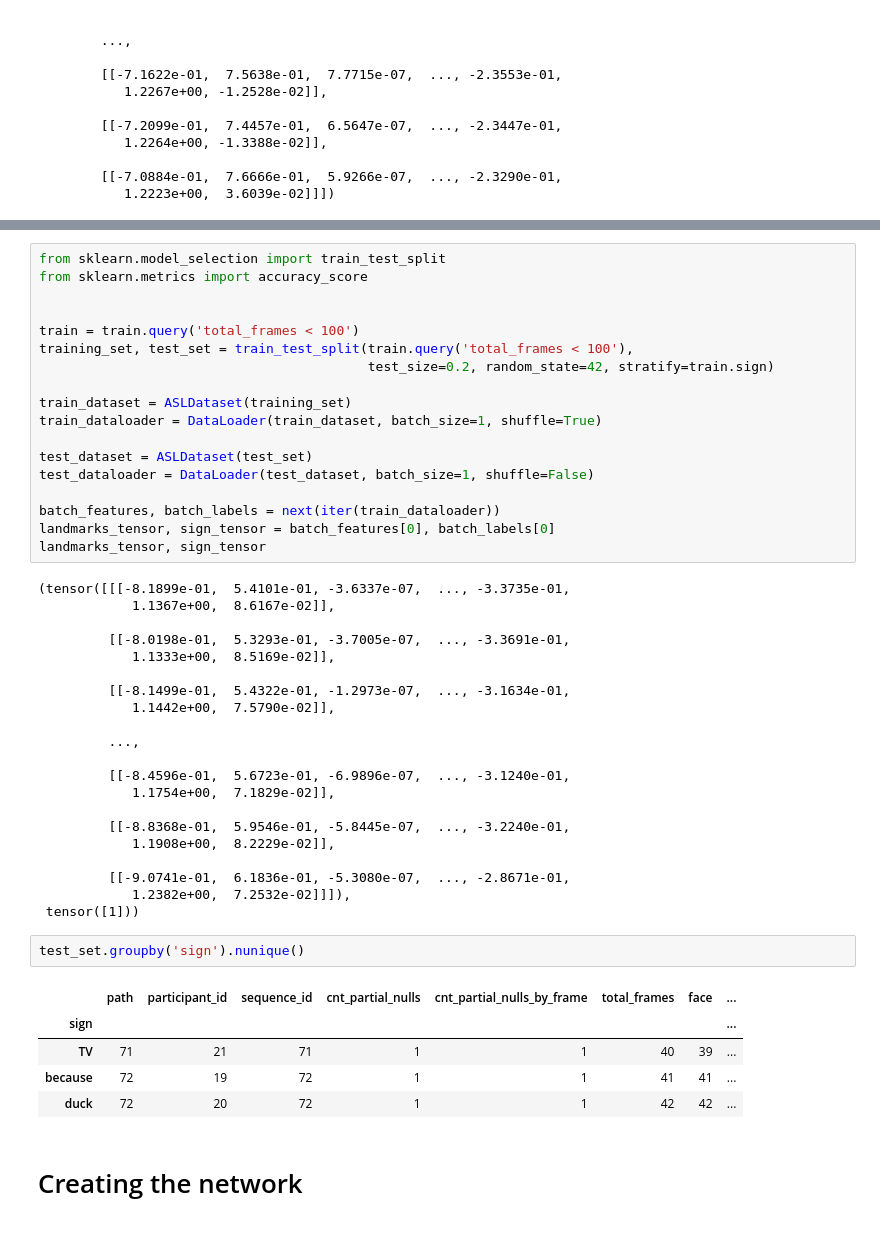
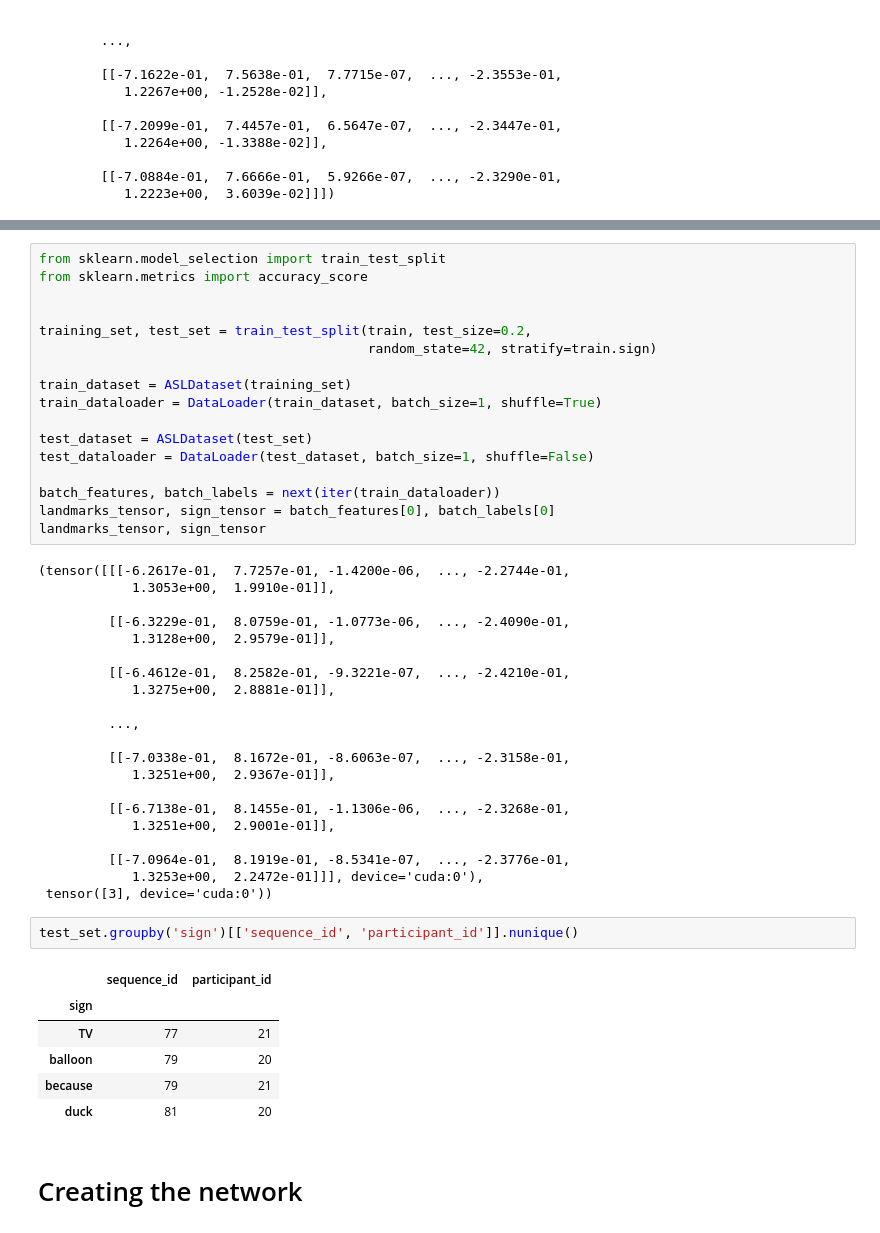
Before and after one commit to brendanfitz/kaggle, a Jupyter notebook: asl-signs/asl-signs-rnn.ipynb, the cells around one changed output, grey strips where cells are left out. Drawn from its saved outputs; the diff is of its cells as text.

```diff
--- a/asl-signs/asl-signs-rnn.ipynb
+++ b/asl-signs/asl-signs-rnn.ipynb
@@ -234,9 +246,8 @@ from sklearn.model_selection import train_test_split
 from sklearn.metrics import accuracy_score
 
 
-train = train.query('total_frames < 100')
-training_set, test_set = train_test_split(train.query('total_frames < 100'),
-                                          test_size=0.2, random_state=42, stratify=train.sign)
+training_set, test_set = train_test_split(train, test_size=0.2,
+                                          random_state=42, stratify=train.sign)
 
 train_dataset = ASLDataset(training_set)
 train_dataloader = DataLoader(train_dataset, batch_size=1, shuffle=True)
@@ -248,34 +259,35 @@ batch_features, batch_labels = next(iter(train_dataloader))
 landmarks_tensor, sign_tensor = batch_features[0], batch_labels[0]
 landmarks_tensor, sign_tensor
 # %% [output]
-(tensor([[[-8.1899e-01,  5.4101e-01, -3.6337e-07,  ..., -3.3735e-01,
-            1.1367e+00,  8.6167e-02]],
+(tensor([[[-6.2617e-01,  7.7257e-01, -1.4200e-06,  ..., -2.2744e-01,
+            1.3053e+00,  1.9910e-01]],
 
-         [[-8.0198e-01,  5.3293e-01, -3.7005e-07,  ..., -3.3691e-01,
-            1.1333e+00,  8.5169e-02]],
+         [[-6.3229e-01,  8.0759e-01, -1.0773e-06,  ..., -2.4090e-01,
+            1.3128e+00,  2.9579e-01]],
 
-         [[-8.1499e-01,  5.4322e-01, -1.2973e-07,  ..., -3.1634e-01,
-            1.1442e+00,  7.5790e-02]],
+         [[-6.4612e-01,  8.2582e-01, -9.3221e-07,  ..., -2.4210e-01,
+            1.3275e+00,  2.8881e-01]],
 
          ...,
 
-         [[-8.4596e-01,  5.6723e-01, -6.9896e-07,  ..., -3.1240e-01,
-            1.1754e+00,  7.1829e-02]],
+         [[-7.0338e-01,  8.1672e-01, -8.6063e-07,  ..., -2.3158e-01,
+            1.3251e+00,  2.9367e-01]],
 
-         [[-8.8368e-01,  5.9546e-01, -5.8445e-07,  ..., -3.2240e-01,
-            1.1908e+00,  8.2229e-02]],
+         [[-6.7138e-01,  8.1455e-01, -1.1306e-06,  ..., -2.3268e-01,
+            1.3251e+00,  2.9001e-01]],
 
-         [[-9.0741e-01,  6.1836e-01, -5.3080e-07,  ..., -2.8671e-01,
-            1.2382e+00,  7.2532e-02]]]),
- tensor([1]))
+         [[-7.0964e-01,  8.1919e-01, -8.5341e-07,  ..., -2.3776e-01,
+            1.3253e+00,  2.2472e-01]]], device='cuda:0'),
+ tensor([3], device='cuda:0'))
 # %%
-test_set.groupby('sign').nunique()
+test_set.groupby('sign')[['sequence_id', 'participant_id']].nunique()
 # %% [output]
-|  | path | participant_id | sequence_id | cnt_partial_nulls | cnt_partial_nulls_by_frame | total_frames | face | ... |
-| sign |  |  |  |  |  |  |  | ... |
-| TV | 71 | 21 | 71 | 1 | 1 | 40 | 39 | ... |
-| because | 72 | 19 | 72 | 1 | 1 | 41 | 41 | ... |
-| duck | 72 | 20 | 72 | 1 | 1 | 42 | 42 | ... |
+|  | sequence_id | participant_id |
+| sign |  |  |
+| TV | 77 | 21 |
+| balloon | 79 | 20 |
+| because | 79 | 21 |
+| duck | 81 | 20 |
 # %% [markdown]
 # Creating the network
 # %%
```
Also changed, not shown: parts of 12 cells of this notebook, 3 other files.
